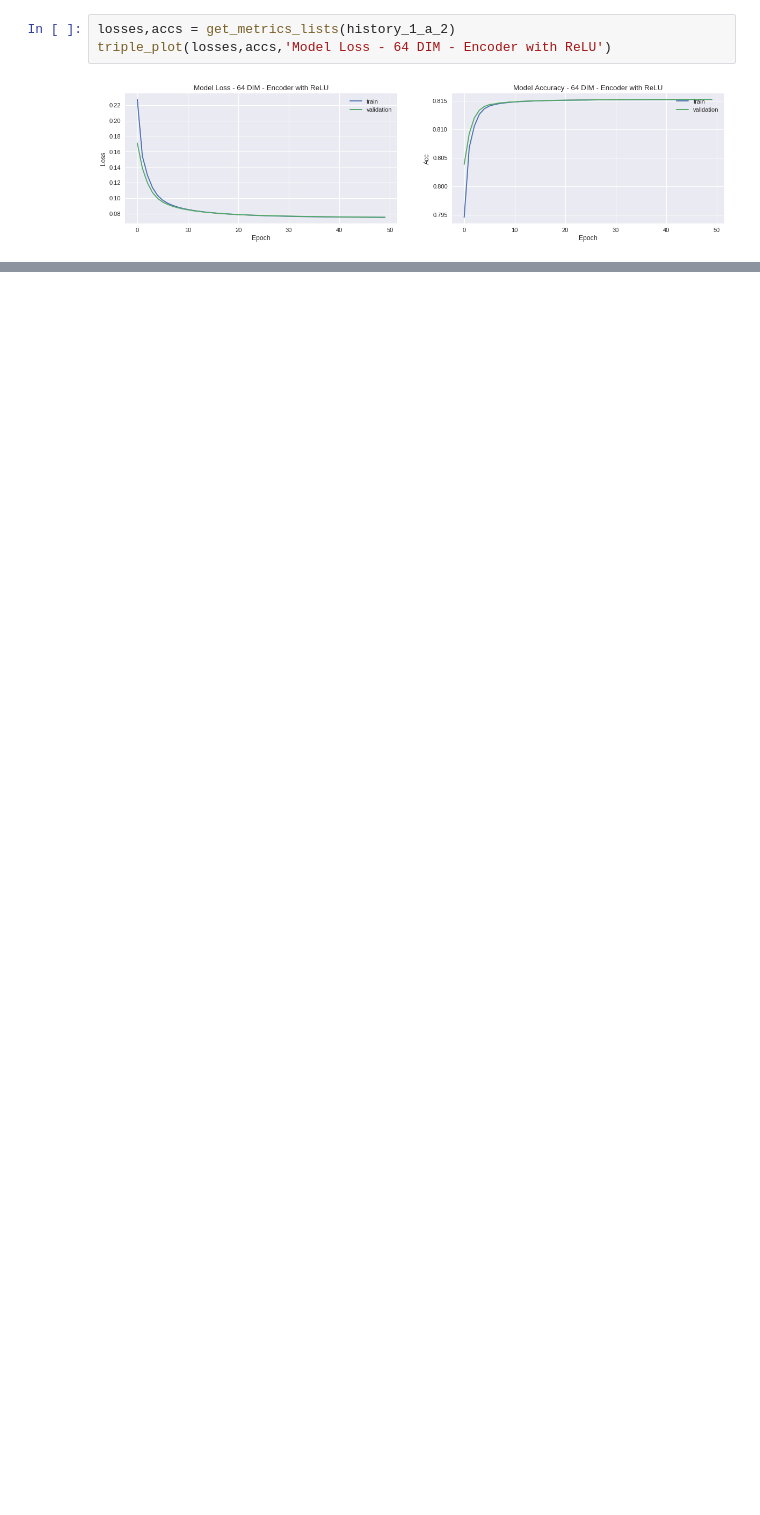
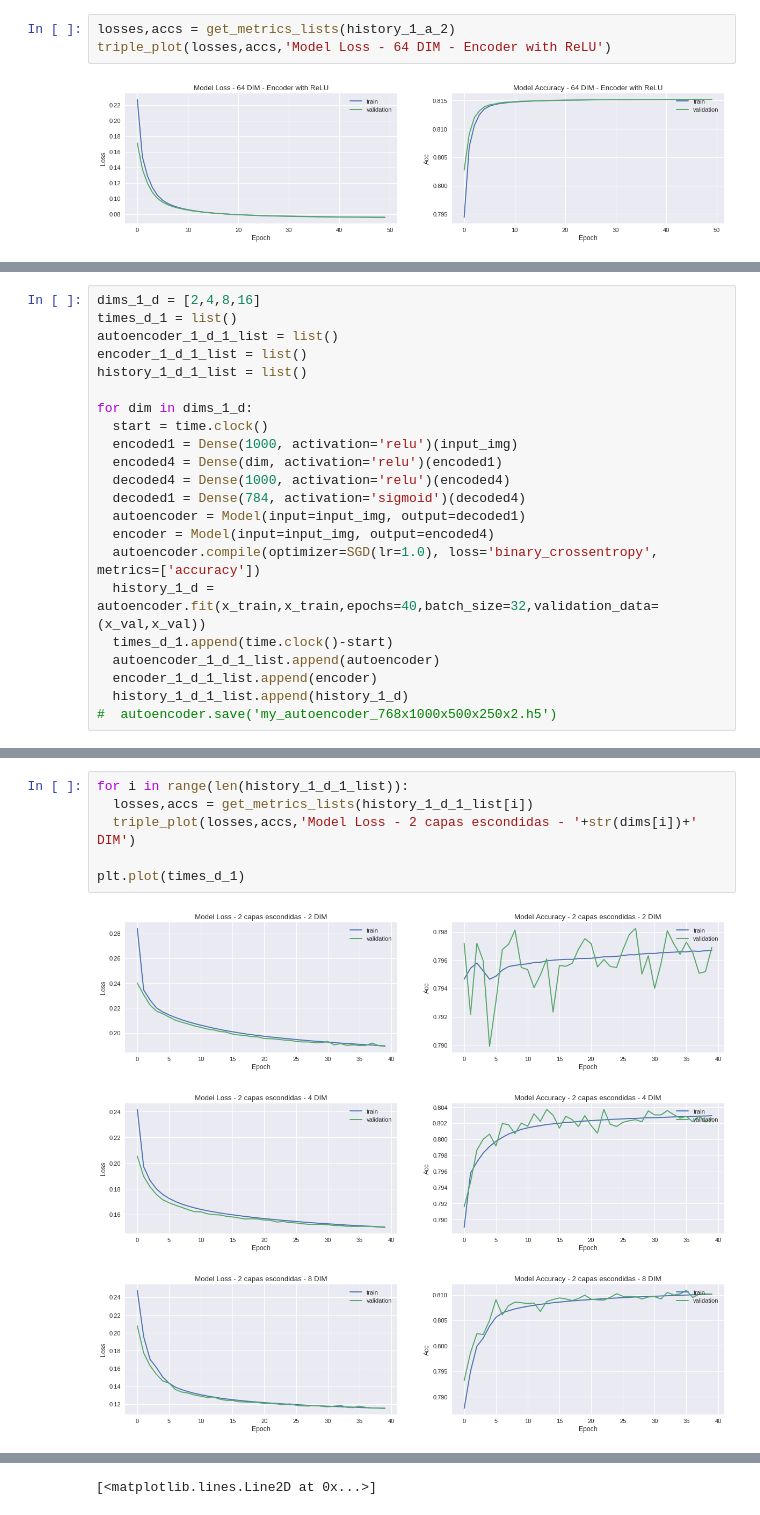
Before and after one commit to rigonzal/ANN, a Jupyter notebook: Approach3/Pregunta_2_colab.ipynb, the cells around one changed output, grey strips where cells are left out. Saved outputs shown, nothing was run; the diff lists cells and outputs as text; blank space fills up the shorter version.

```diff
--- a/Approach3/Pregunta_2_colab.ipynb
+++ b/Approach3/Pregunta_2_colab.ipynb
@@ -206,0 +328,22 @@ triple_plot(losses,accs,'Model Loss - 64 DIM - Decoder with ReLU')
+# %%
+dims_1_d = [2,4,8,16]
+times_d_1 = list()
+autoencoder_1_d_1_list = list()
+encoder_1_d_1_list = list()
+history_1_d_1_list = list()
+
+for dim in dims_1_d:
+  start = time.clock()
+  encoded1 = Dense(1000, activation='relu')(input_img)
+  encoded4 = Dense(dim, activation='relu')(encoded1)
+  decoded4 = Dense(1000, activation='relu')(encoded4)
+  decoded1 = Dense(784, activation='sigmoid')(decoded4)
+  autoencoder = Model(input=input_img, output=decoded1)
+  encoder = Model(input=input_img, output=encoded4)
+  autoencoder.compile(optimizer=SGD(lr=1.0), loss='binary_crossentropy', metrics=['accuracy'])
+  history_1_d =  autoencoder.fit(x_train,x_train,epochs=40,batch_size=32,validation_data=(x_val,x_val))
+  times_d_1.append(time.clock()-start)
+  autoencoder_1_d_1_list.append(autoencoder)
+  encoder_1_d_1_list.append(encoder)
+  history_1_d_1_list.append(history_1_d)
+#  autoencoder.save('my_autoencoder_768x1000x500x250x2.h5')
@@ -206,0 +370,10 @@ triple_plot(losses,accs,'Model Loss - 64 DIM - Decoder with ReLU')
+# %%
+for i in range(len(history_1_d_1_list)):
+  losses,accs = get_metrics_lists(history_1_d_1_list[i])
+  triple_plot(losses,accs,'Model Loss - 2 capas escondidas - '+str(dims[i])+' DIM')
+
+plt.plot(times_d_1)
+# %% [output]
+[figure, added]
+[figure, added]
+[figure, added]
@@ -206,0 +381 @@ triple_plot(losses,accs,'Model Loss - 64 DIM - Decoder with ReLU')
+[<matplotlib.lines.Line2D at 0x...>]
```
Also changed, not shown: parts of 38 cells of this notebook.
